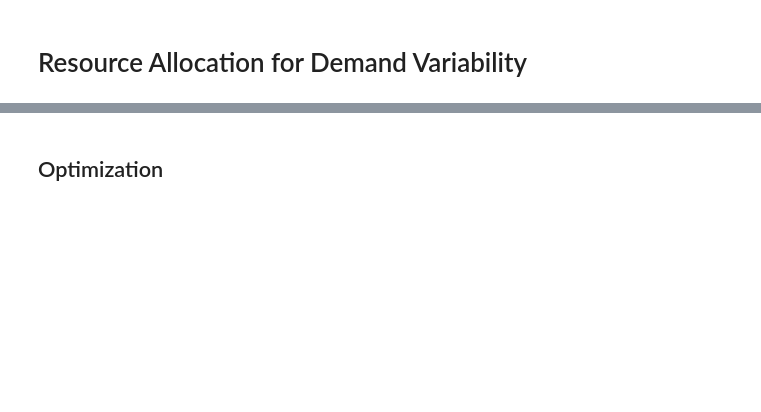
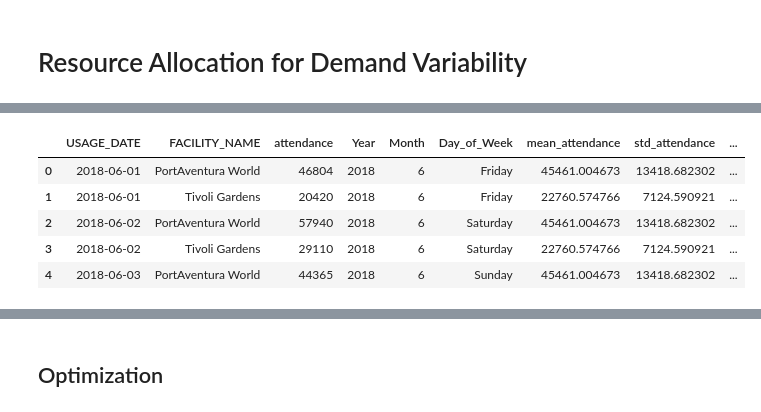
Before and after one commit to reallyjustalan/DSA3101_Group8_Project1, a Jupyter notebook: B3/DSA3101_B3_Modelling.ipynb, the cells around one changed output, grey strips where cells are left out. Cells and saved outputs as stored; diff of their text form; code cells hidden in the pictures; blank space fills up the shorter version.

Commit message:
B3: created multipliers and main structure of optimization model. removed data that is no longer being used

```diff
--- a/B3/DSA3101_B3_Modelling.ipynb
+++ b/B3/DSA3101_B3_Modelling.ipynb
@@ -97,0 +24,27 @@ R-squared (R²): 0.5769
+# %%
+# Preparing attendance.csv for use
+attendance_data = pd.read_csv(r"C:\Users\joann\Downloads\attendance.csv")
+attendance_data.isnull().any()
+attendance_data.drop_duplicates(inplace = True)
+attendance_data["USAGE_DATE"] = pd.to_datetime(attendance_data["USAGE_DATE"])
+attendance_data["Year"] = attendance_data["USAGE_DATE"].dt.year
+attendance_data["Month"] = attendance_data["USAGE_DATE"].dt.month
+attendance_data["Day_of_Week"] = attendance_data["USAGE_DATE"].dt.day_name()
+for x in attendance_data.index:
+  if attendance_data.loc[x, "attendance"] < 0:
+    attendance_data.loc[x, "attendance"] = 0
+
+attendance_data["mean_attendance"] = attendance_data.groupby(["Year", "FACILITY_NAME"])["attendance"].transform("mean")
+attendance_data["std_attendance"] = attendance_data.groupby(["Year", "FACILITY_NAME"])["attendance"].transform("std")
+
+# Standardize attendance
+attendance_data["standardized_attendance"] = (attendance_data["attendance"] - attendance_data["mean_attendance"]) / attendance_data["std_attendance"]
+
+attendance_data.head()
+# %% [output]
+|  | USAGE_DATE | FACILITY_NAME | attendance | Year | Month | Day_of_Week | mean_attendance | std_attendance | ... |
+| 0 | 2018-06-01 | PortAventura World | 46804 | 2018 | 6 | Friday | 45461.004673 | 13418.682302 | ... |
+| 1 | 2018-06-01 | Tivoli Gardens | 20420 | 2018 | 6 | Friday | 22760.574766 | 7124.590921 | ... |
+| 2 | 2018-06-02 | PortAventura World | 57940 | 2018 | 6 | Saturday | 45461.004673 | 13418.682302 | ... |
+| 3 | 2018-06-02 | Tivoli Gardens | 29110 | 2018 | 6 | Saturday | 22760.574766 | 7124.590921 | ... |
+| 4 | 2018-06-03 | PortAventura World | 44365 | 2018 | 6 | Sunday | 45461.004673 | 13418.682302 | ... |
```
Also changed, not shown: parts of 29 cells of this notebook, 1 other file.
